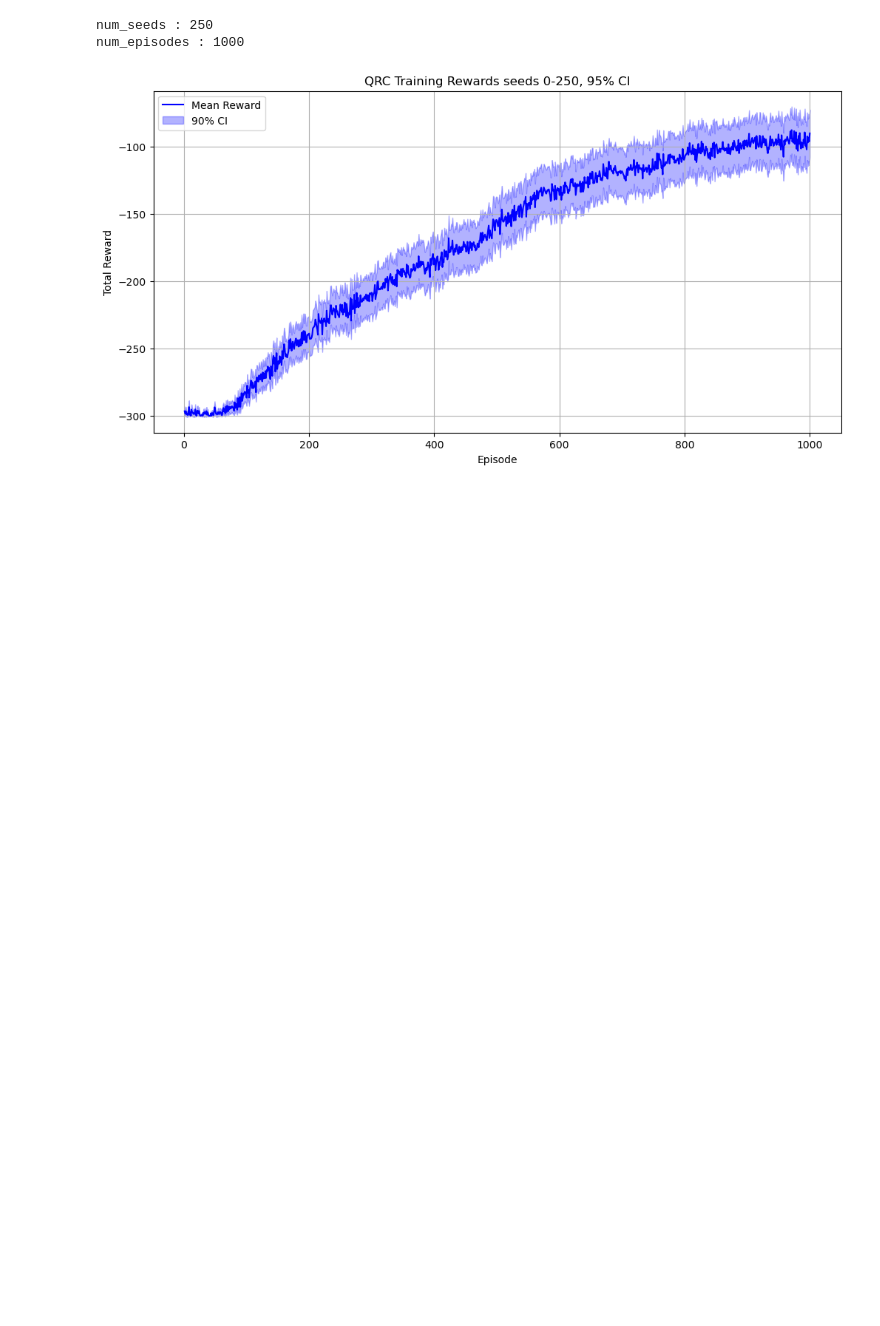
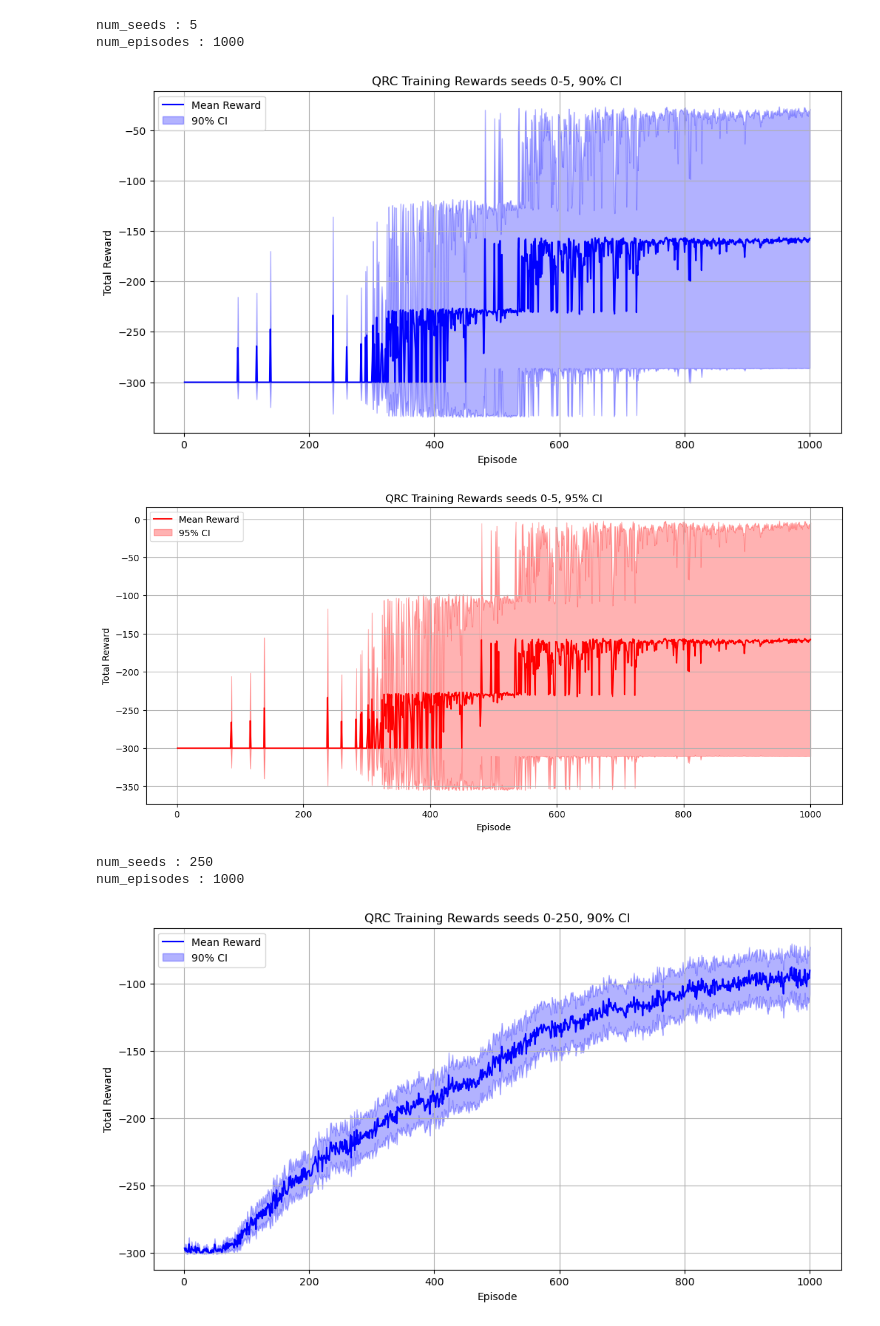
Before and after one commit to LukasOttenhof/CMPUT655-Project, a Jupyter notebook: Analysis/QRC_analysis.ipynb, the cells around one changed output. Cells and saved outputs as stored; diff of their text form; code cells hidden in the pictures; blank space fills up the shorter version.

```diff
--- a/Analysis/QRC_analysis.ipynb
+++ b/Analysis/QRC_analysis.ipynb
@@ -60 +53,8 @@ num_episodes : 1000
+# %%
+plot_qrc_rewards()
+# %% [output]
+num_seeds : 5
+num_episodes : 1000
+[figure, added]
+[figure, added]
 # %%
```
Also changed, not shown: parts of 3 cells of this notebook, 2 other files.
